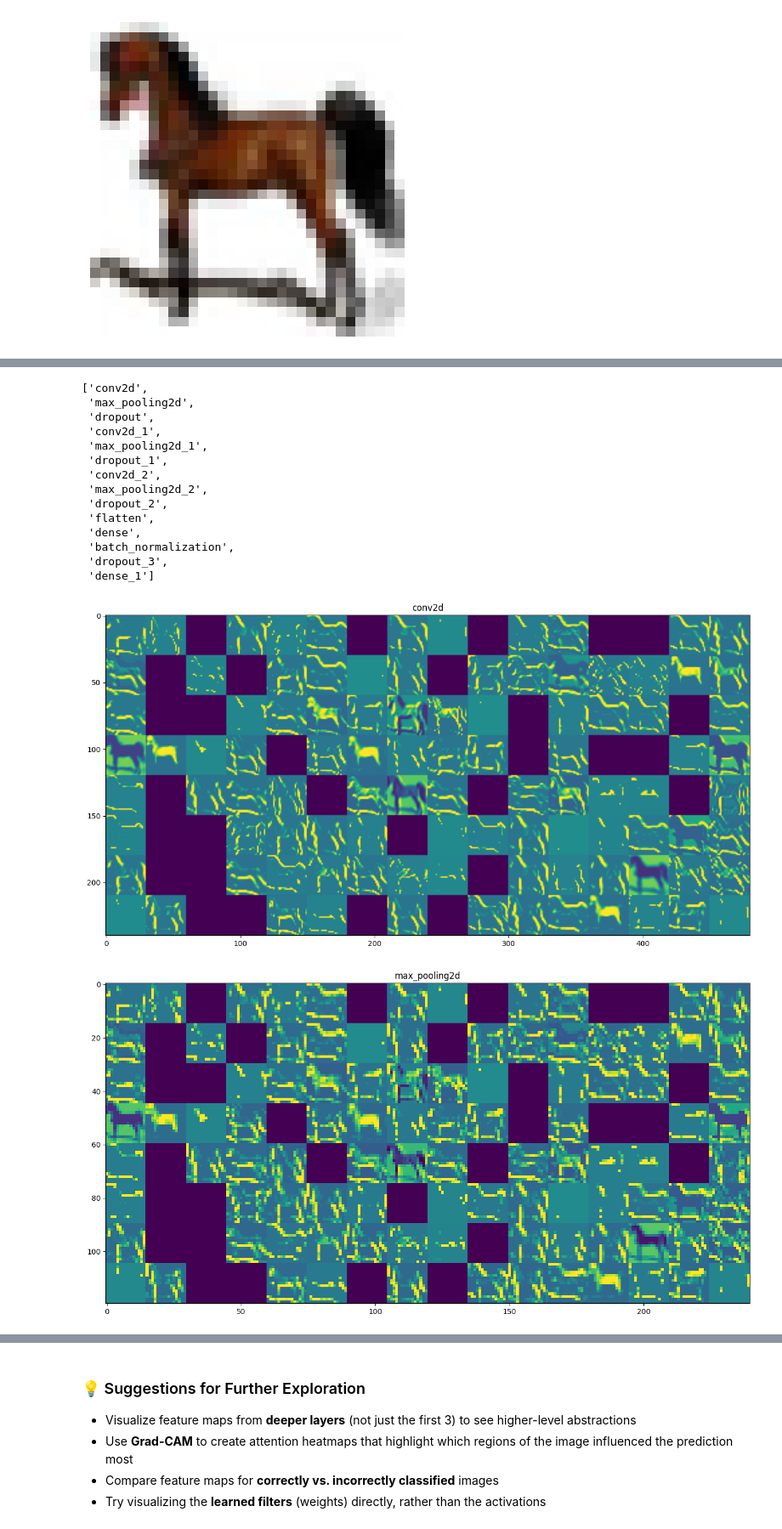
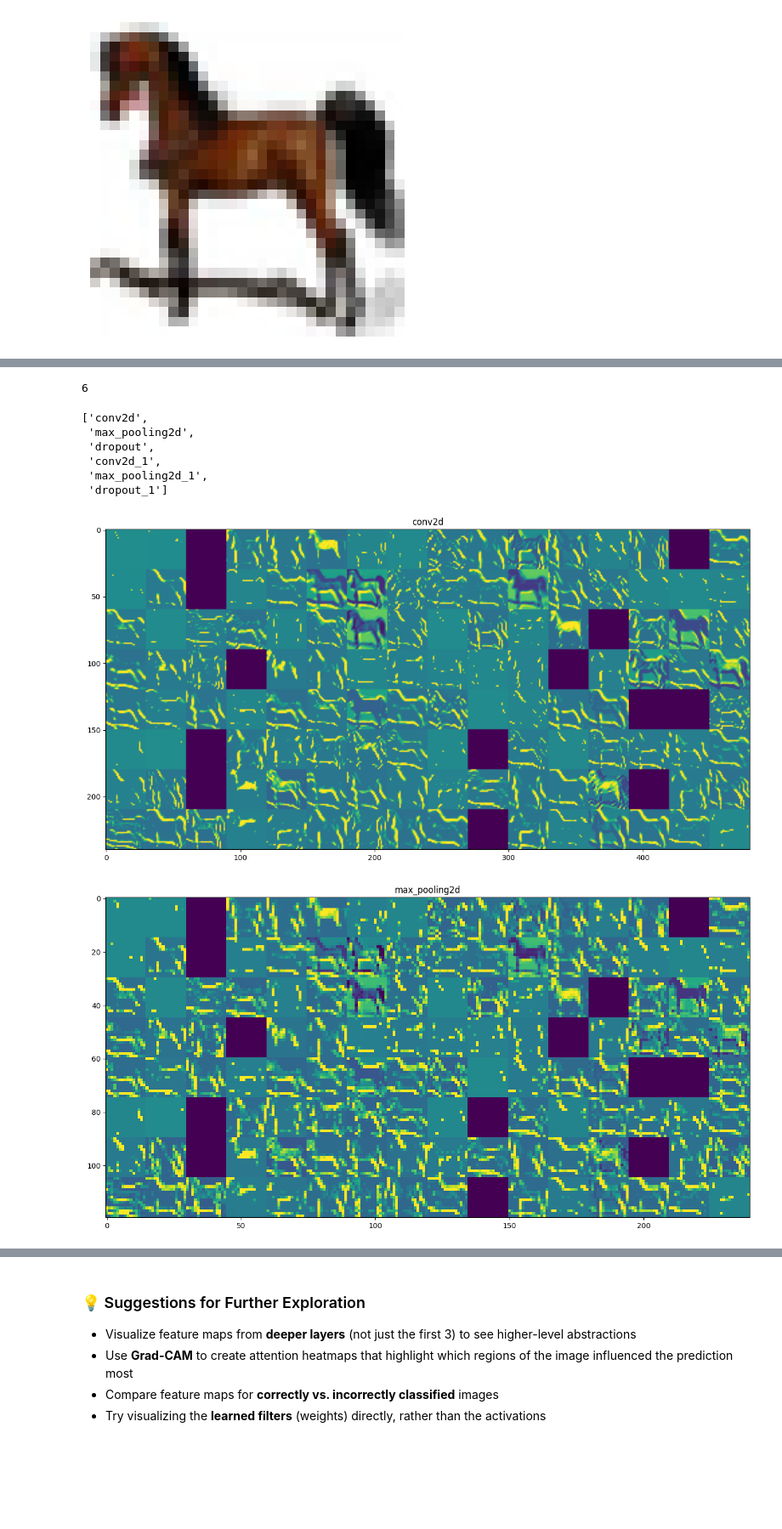
Before and after one commit to KartikNW/MSDS_458_Public, a Jupyter notebook: MSDS458_Assignment_02/MSDS458_Assignment_02_Part1_CNN.ipynb, the cells around one changed output, grey strips where cells are left out. Shown at 85% size. Drawn from its saved outputs; the diff is of its cells as text; code cells hidden in the pictures; blank space fills up the shorter version.

```diff
--- a/MSDS458_Assignment_02/MSDS458_Assignment_02_Part1_CNN.ipynb
+++ b/MSDS458_Assignment_02/MSDS458_Assignment_02_Part1_CNN.ipynb
@@ -585,8 +771,7 @@ This is a powerful interpretability technique that shows how the network progres
 (_,_), (test_images, test_labels) = load_cifar10()
 
 img = test_images[2004]
-img_tensor = image.img_to_array(img)
-img_tensor = np.expand_dims(img_tensor, axis=0)
+img_tensor = np.expand_dims(img, axis=0).astype(np.float32)  # (1, 32, 32, 3)
 
 class_names = ['airplane'
 ,'automobile'
@@ -618,29 +792,41 @@ len(activations)
-# %%
-layer_names = []
-for layer in model.layers:
-    layer_names.append(layer.name)
-
-layer_names
-# %% [output]
-['conv2d',
- 'max_pooling2d',
- 'dropout',
- 'conv2d_1',
- 'max_pooling2d_1',
- 'dropout_1',
- 'conv2d_2',
- 'max_pooling2d_2',
- 'dropout_2',
- 'flatten',
- 'dense',
- 'batch_normalization',
- 'dropout_3',
- 'dense_1']
+# %%
+# Group the Sequential modules into named "layers" (each Conv2d includes its ReLU)
+# so we can record the output of each feature-learning stage:
+feature_layers = [
+    ('conv2d',          model[0:2]),   # Conv2d(3→128) + ReLU
+    ('max_pooling2d',   model[2:3]),
+    ('dropout',         model[3:4]),
+    ('conv2d_1',        model[4:6]),   # Conv2d(128→256) + ReLU
+    ('max_pooling2d_1', model[6:7]),
+    ('dropout_1',       model[7:8]),
+]
+# %%
+# Run the image through each stage, recording the output as channels-last numpy
+# (1, H, W, C), which is the layout the feature-map plotting code below indexes
+model.eval()
+activations = []
+x = torch.as_tensor(img_tensor).permute(0, 3, 1, 2).to(device)
+with torch.no_grad():
+    for name, block in feature_layers:
+        x = block(x)
+        activations.append(x.permute(0, 2, 3, 1).cpu().numpy())
+len(activations)
+# %% [output]
+6
+# %%
+layer_names = [name for name, block in feature_layers]
+
+layer_names
+# %% [output]
+['conv2d',
+ 'max_pooling2d',
+ 'dropout',
+ 'conv2d_1',
+ 'max_pooling2d_1',
+ 'dropout_1']
 # %%
 # These are the names of the layers, so can have them as part of our plot
-layer_names = []
-for layer in model.layers[:3]:
-    layer_names.append(layer.name)
+layer_names = layer_names[:3]
 
 images_per_row = 16
 
@@ -654,32 +840,32 @@ for layer_name, layer_activation in zip(layer_names, activations):
 
     # We will tile the activation channels in this matrix
     n_cols = n_features // images_per_row
     display_grid = np.zeros((size * n_cols, images_per_row * size))
 
     # We'll tile each filter into this big horizontal grid
     for col in range(n_cols):
         for row in range(images_per_row):
             channel_image = layer_activation[0,
                                              :, :,
                                              col * images_per_row + row]
             # Post-process the feature to make it visually palatable
             channel_image -= channel_image.mean()
             channel_image /= channel_image.std()
             channel_image *= 64
             channel_image += 128
             channel_image = np.clip(channel_image, 0, 255).astype('uint8')
             display_grid[col * size : (col + 1) * size,
                          row * size : (row + 1) * size] = channel_image
 
     # Display the grid
     scale = 1. / size
     plt.figure(figsize=(scale * display_grid.shape[1],
                         scale * display_grid.shape[0]))
     plt.title(layer_name)
     plt.grid(False)
     plt.imshow(display_grid, aspect='auto', cmap='viridis')
 
 plt.show();
 # %% [output]
-[figure, old version]
+[figure, new version]
-[figure, old version]
+[figure, new version]
```
Also changed, not shown: parts of 49 cells of this notebook, 9 other files.
